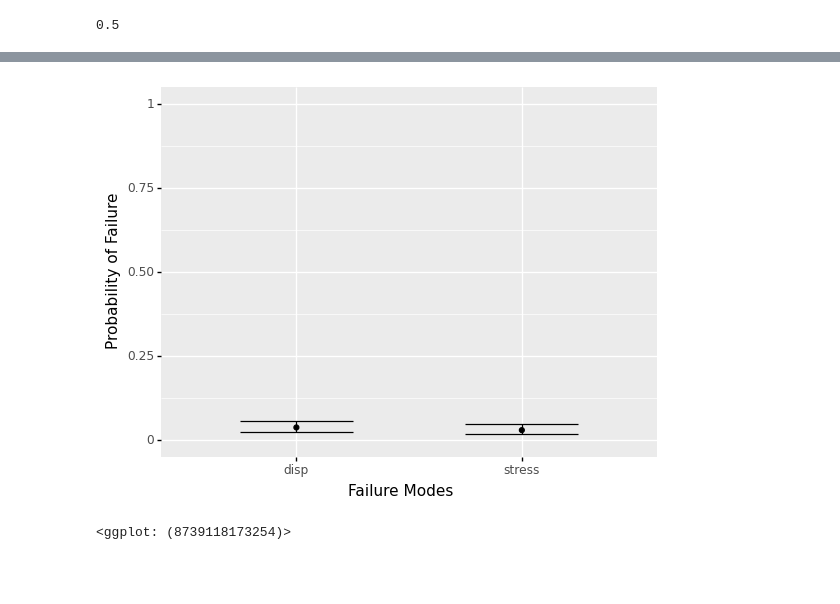
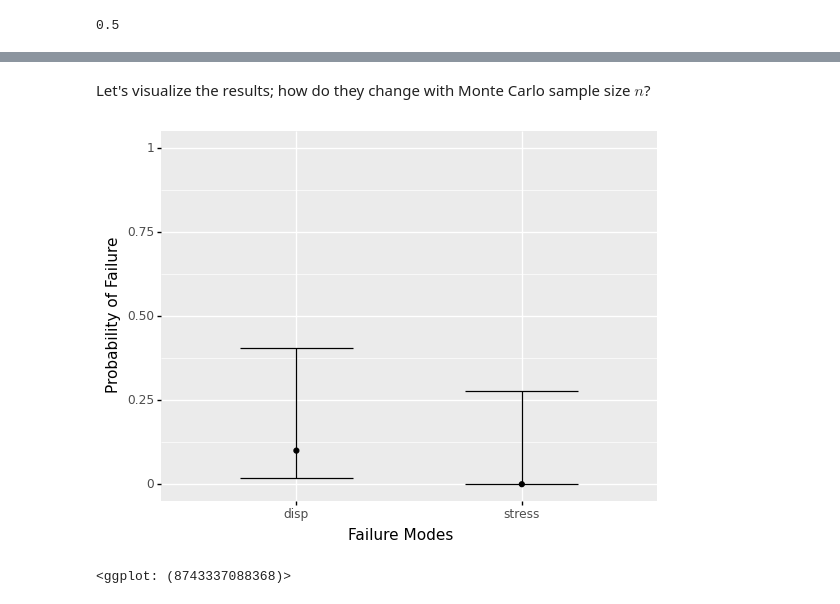
Before and after one commit to zdelrosario/pdo-notes, a Jupyter notebook: day14.ipynb, the cells around one changed output, grey strips where cells are left out. Drawn from its saved outputs; the diff is of its cells as text; code cells hidden in the pictures; blank space fills up the shorter version.

```diff
--- a/day14.ipynb
+++ b/day14.ipynb
@@ -609,7 +651,9 @@ eval_monte_carlo() is rounding n...
+# %% [markdown]
+Let's visualize the results; how do they change with Monte Carlo sample size $n$?
 # %%
 (
     md_beam
-    >> gr.ev_monte_carlo(n=500, df_det="nom")
+    >> gr.ev_monte_carlo(n=10, df_det="nom")
 #     >> gr.ev_monte_carlo(n=1e3, df_det="nom")
     >> gr.tf_mutate(
         fail_stress=DF.g_stress <= 0,
@@ -620,32 +664,32 @@ eval_monte_carlo() is rounding n...
         pof_stress_mu=gr.mean(DF.fail_stress),
         pof_stress_up=gr.binomial_ci(DF.fail_stress, side="up"),
 
         pof_disp_lo=gr.binomial_ci(DF.fail_disp, side="lo"),
         pof_disp_mu=gr.mean(DF.fail_disp),
         pof_disp_up=gr.binomial_ci(DF.fail_disp, side="up"),
     )
     ## Data reshaping
     >> gr.tf_gather(
         "key",
         "value",
         gr.everything(),
     )
     >> gr.tf_mutate(
         stat=gr.str_sub(DF.key, start=-2),
         mode=gr.str_sub(DF.key, start=4, end=-3),
     )
     >> gr.tf_select("value", "stat", "mode")
     >> gr.tf_spread("stat", "value")
     ## Visualize
     >> ggplot(aes("mode"))
     + geom_point(aes(y="mu"))
     + geom_errorbar(aes(ymin="lo", ymax="up"))
     + coord_cartesian(ylim=(0, 1))
     + labs(
         x="Failure Modes",
         y="Probability of Failure",
     )
 )
 # %% [output]
-[figure, old version]
+[figure, new version]
-<ggplot: (8739118173254)>
+<ggplot: (8743337088368)>
```
Also changed, not shown: parts of 30 cells of this notebook, 1 other file.
